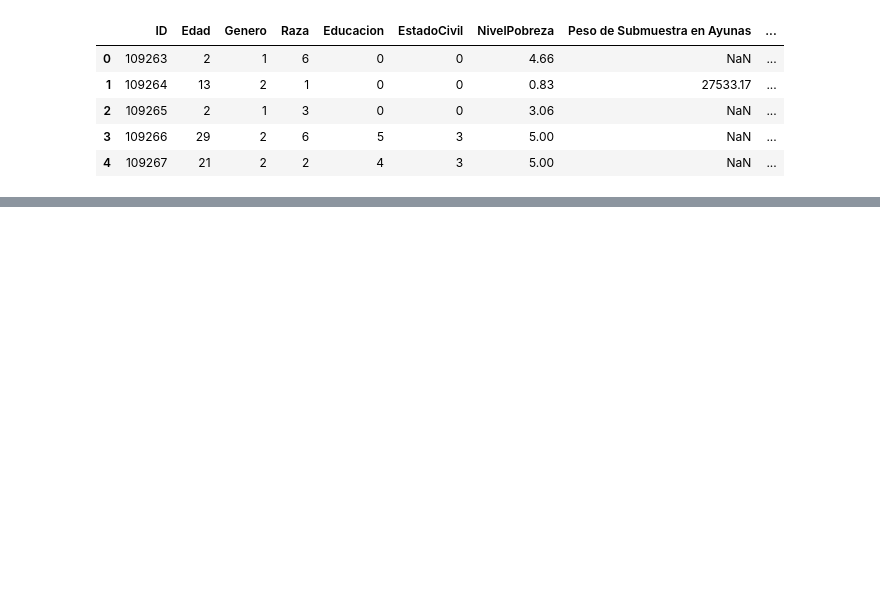
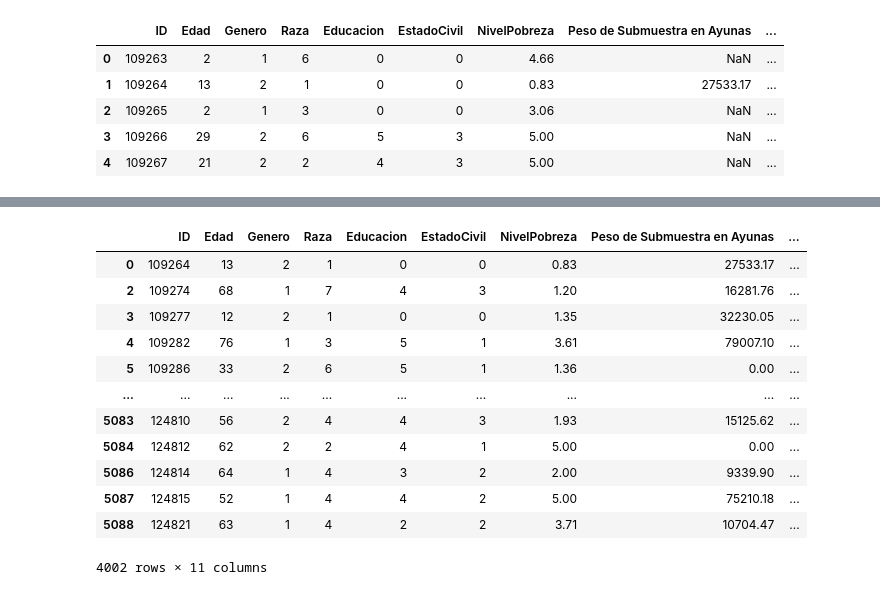
Before and after one commit to Manjanans/nhanes, a Jupyter notebook: notebooks/Untitled.ipynb, the cells around one changed output, grey strips where cells are left out. Cells and saved outputs as stored; diff of their text form; code cells hidden in the pictures; blank space fills up the shorter version.

Commit message:
Pruebas de inner

```diff
--- a/notebooks/Untitled.ipynb
+++ b/notebooks/Untitled.ipynb
@@ -209,3 +197,5 @@ consideracion_insulina.head()
 | 2 | 109265 | 2 | 1 | 3 | 0 | 0 | 3.06 | NaN | ... |
 | 3 | 109266 | 29 | 2 | 6 | 5 | 3 | 5.00 | NaN | ... |
 | 4 | 109267 | 21 | 2 | 2 | 4 | 3 | 5.00 | NaN | ... |
+# %%
+insulina_inter = pd.merge(consideracion, insulina, on='ID', how='inner')
@@ -211,0 +218,5 @@ consideracion_insulina.head()
+# %%
+insulina_nonna = insulina_inter.dropna()
+# %%
+insulina_nonna
+# %% [output]
@@ -212,3 +224,16 @@ consideracion_insulina.head()
+|  | ID | Edad | Genero | Raza | Educacion | EstadoCivil | NivelPobreza | Peso de Submuestra en Ayunas | ... |
+| 0 | 109264 | 13 | 2 | 1 | 0 | 0 | 0.83 | 27533.17 | ... |
+| 2 | 109274 | 68 | 1 | 7 | 4 | 3 | 1.20 | 16281.76 | ... |
+| 3 | 109277 | 12 | 2 | 1 | 0 | 0 | 1.35 | 32230.05 | ... |
+| 4 | 109282 | 76 | 1 | 3 | 5 | 1 | 3.61 | 79007.10 | ... |
+| 5 | 109286 | 33 | 2 | 6 | 5 | 1 | 1.36 | 0.00 | ... |
+| ... | ... | ... | ... | ... | ... | ... | ... | ... | ... |
+| 5083 | 124810 | 56 | 2 | 4 | 4 | 3 | 1.93 | 15125.62 | ... |
+| 5084 | 124812 | 62 | 2 | 2 | 4 | 1 | 5.00 | 0.00 | ... |
+| 5086 | 124814 | 64 | 1 | 4 | 3 | 2 | 2.00 | 9339.90 | ... |
+| 5087 | 124815 | 52 | 1 | 4 | 4 | 2 | 5.00 | 75210.18 | ... |
+| 5088 | 124821 | 63 | 1 | 4 | 2 | 2 | 3.71 | 10704.47 | ... |
+4002 rows × 11 columns
 # %%
 colesterol = colesterol.rename(columns={
     'SEQN': 'ID',
```
Also changed, not shown: parts of 5 cells of this notebook.
